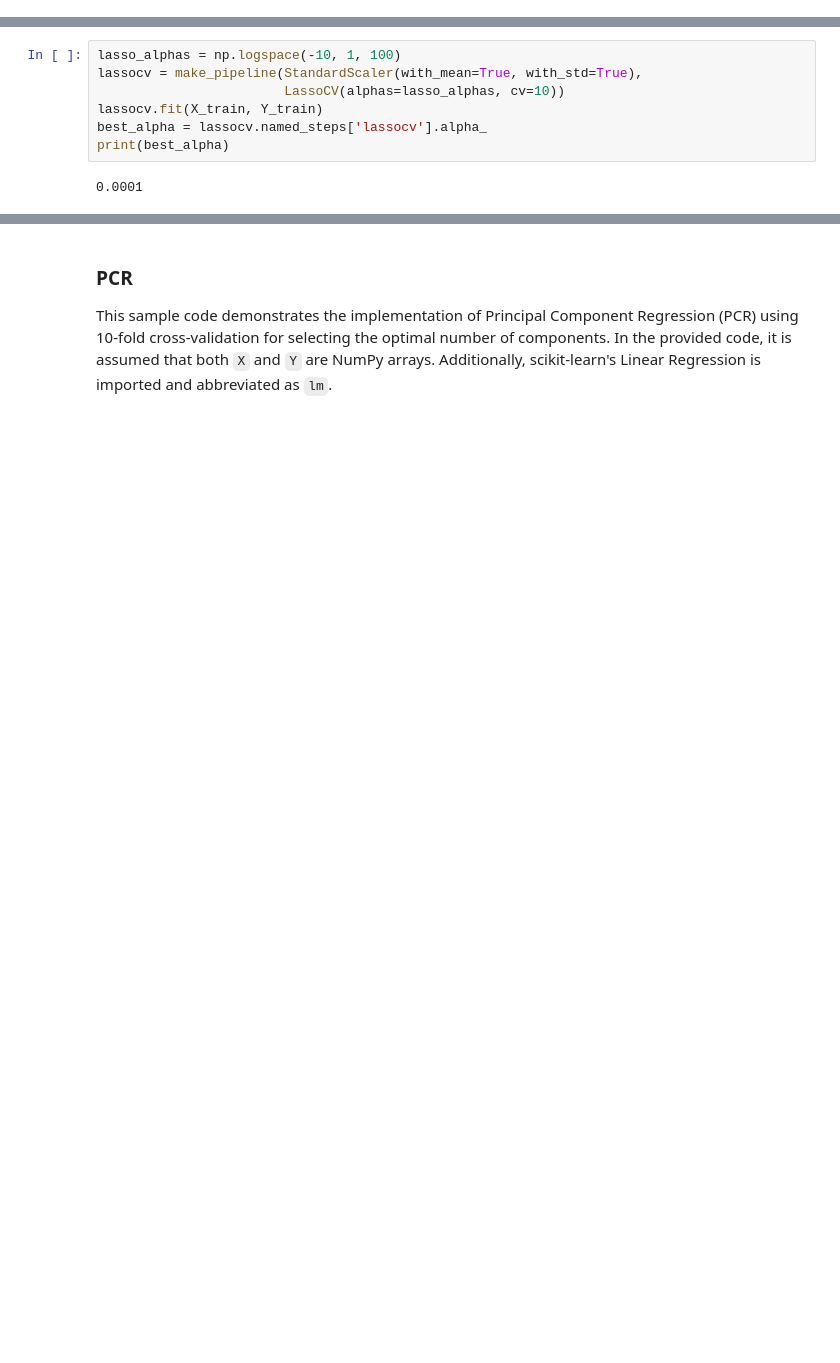
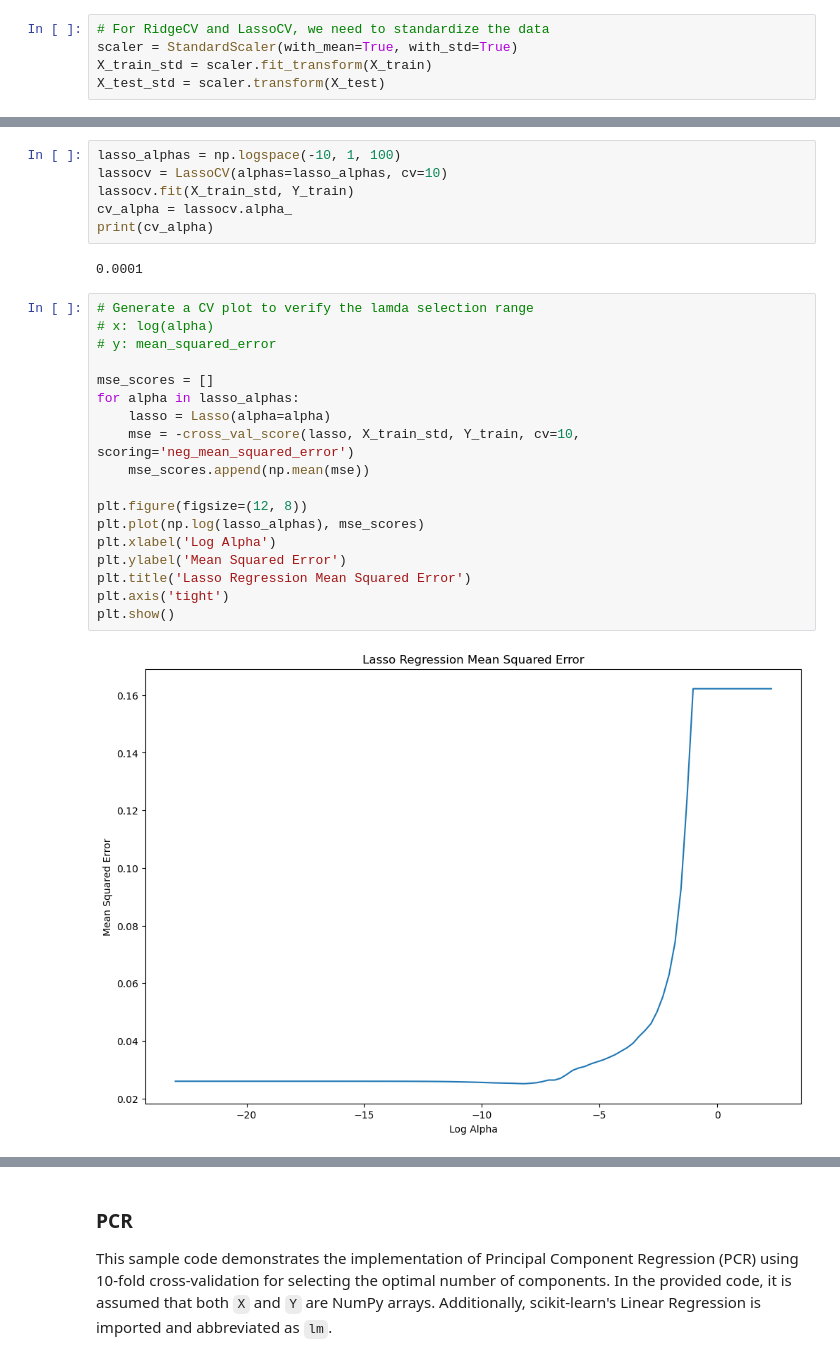
Before and after one commit to lycpaul/cs598-psl, a Jupyter notebook: code2/Assignment_2_1160_ycl7.ipynb, the cells around one changed output, grey strips where cells are left out. Drawn from its saved outputs; the diff is of its cells as text; blank space fills up the shorter version.

```diff
--- a/code2/Assignment_2_1160_ycl7.ipynb
+++ b/code2/Assignment_2_1160_ycl7.ipynb
@@ -197,6 +202,11 @@ X_train = X.iloc[train_ind]
 Y_train = Y[train_ind]
 X_test = X.iloc[test_ind]
 Y_test = Y[test_ind]
+# %%
+# For RidgeCV and LassoCV, we need to standardize the data
+scaler = StandardScaler(with_mean=True, with_std=True)
+X_train_std = scaler.fit_transform(X_train)
+X_test_std = scaler.transform(X_test)
 # %% [markdown]
 ### Full Model
 # %%
@@ -235,11 +265,30 @@ from sklearn.exceptions import ConvergenceWarning
 warnings.filterwarnings("ignore", category=ConvergenceWarning)
 # %%
 lasso_alphas = np.logspace(-10, 1, 100)
-lassocv = make_pipeline(StandardScaler(with_mean=True, with_std=True),
-                        LassoCV(alphas=lasso_alphas, cv=10))
-lassocv.fit(X_train, Y_train)
-best_alpha = lassocv.named_steps['lassocv'].alpha_
-print(best_alpha)
+lassocv = LassoCV(alphas=lasso_alphas, cv=10)
+lassocv.fit(X_train_std, Y_train)
+cv_alpha = lassocv.alpha_
+print(cv_alpha)
 # %% [output]
 0.0001
+# %%
+# Generate a CV plot to verify the lamda selection range
+# x: log(alpha)
+# y: mean_squared_error
+
+mse_scores = []
+for alpha in lasso_alphas:
+    lasso = Lasso(alpha=alpha)
+    mse = -cross_val_score(lasso, X_train_std, Y_train, cv=10, scoring='neg_mean_squared_error')
+    mse_scores.append(np.mean(mse))
+
+plt.figure(figsize=(12, 8))
+plt.plot(np.log(lasso_alphas), mse_scores)
+plt.xlabel('Log Alpha')
+plt.ylabel('Mean Squared Error')
+plt.title('Lasso Regression Mean Squared Error')
+plt.axis('tight')
+plt.show()
+# %% [output]
+[figure, added]
 # %%
```
Also changed, not shown: parts of 23 cells of this notebook, 3 other files.
